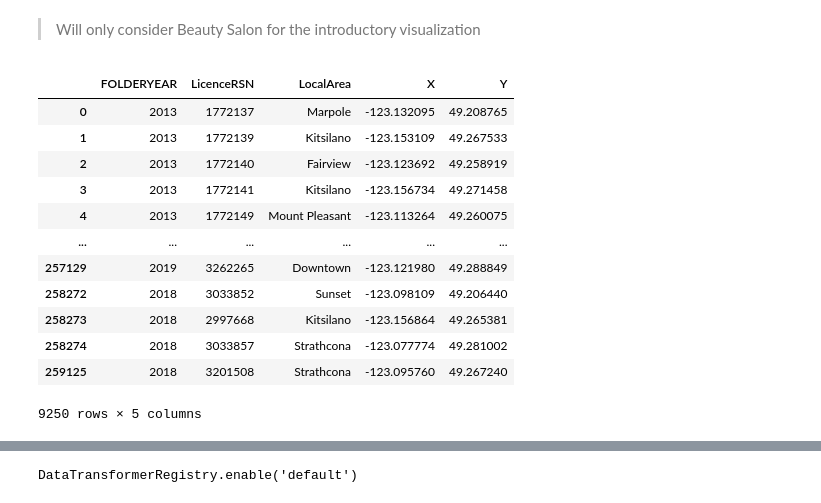
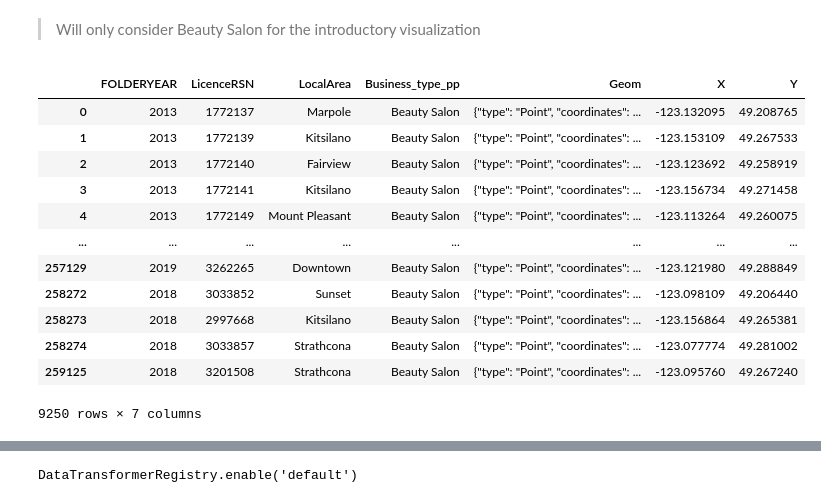
Before and after one commit to EitharAlfatih/Introductory-Analysis-to-Vancouver-Business-Landscape, a Jupyter notebook: Analysis.ipynb, the cells around one changed output, grey strips where cells are left out. Saved outputs shown, nothing was run; the diff lists cells and outputs as text; code cells hidden in the pictures.

```diff
--- a/Analysis.ipynb
+++ b/Analysis.ipynb
@@ -238,0 +225,2 @@ dataset.groupby(by = "Business_type_pp").aggregate({"LicenceRSN": 'count'})
+# %%
+dataset = dataset.drop(columns = "Geom")
@@ -240,6 +246,22 @@ dataset.groupby(by = "Business_type_pp").aggregate({"LicenceRSN": 'count'})
 > Will only consider Beauty Salon for the introductory visualization
 # %%
 dataset_subset = dataset.query("Business_type_pp == 'Beauty Salon'").drop(columns = ["Geom", "Business_type_pp"])
+# %%
+dataset.query("Business_type_pp == 'Beauty Salon' or X == 100")
+# %% [output]
+|  | FOLDERYEAR | LicenceRSN | LocalArea | Business_type_pp | Geom | X | Y |
+| 0 | 2013 | 1772137 | Marpole | Beauty Salon | {"type": "Point", "coordinates": ... | -123.132095 | 49.208765 |
+| 1 | 2013 | 1772139 | Kitsilano | Beauty Salon | {"type": "Point", "coordinates": ... | -123.153109 | 49.267533 |
+| 2 | 2013 | 1772140 | Fairview | Beauty Salon | {"type": "Point", "coordinates": ... | -123.123692 | 49.258919 |
+| 3 | 2013 | 1772141 | Kitsilano | Beauty Salon | {"type": "Point", "coordinates": ... | -123.156734 | 49.271458 |
+| 4 | 2013 | 1772149 | Mount Pleasant | Beauty Salon | {"type": "Point", "coordinates": ... | -123.113264 | 49.260075 |
+| ... | ... | ... | ... | ... | ... | ... | ... |
+| 257129 | 2019 | 3262265 | Downtown | Beauty Salon | {"type": "Point", "coordinates": ... | -123.121980 | 49.288849 |
+| 258272 | 2018 | 3033852 | Sunset | Beauty Salon | {"type": "Point", "coordinates": ... | -123.098109 | 49.206440 |
+| 258273 | 2018 | 2997668 | Kitsilano | Beauty Salon | {"type": "Point", "coordinates": ... | -123.156864 | 49.265381 |
+| 258274 | 2018 | 3033857 | Strathcona | Beauty Salon | {"type": "Point", "coordinates": ... | -123.077774 | 49.281002 |
+| 259125 | 2018 | 3201508 | Strathcona | Beauty Salon | {"type": "Point", "coordinates": ... | -123.095760 | 49.267240 |
+9250 rows × 7 columns
 # %%
 url = "https://maps.vancouver.ca/server/rest/services/Hosted/NeighbourhoodBoundaries/FeatureServer/0/query?outFields=*&where=1%3D1&f=geojson"
 # %%
@@ -259,21 +281,5 @@ background = alt.Chart(background_data).mark_geoshape(
     width=500,
     height=300
 )
-# %%
-dataset_subset
-# %% [output]
-|  | FOLDERYEAR | LicenceRSN | LocalArea | X | Y |
-| 0 | 2013 | 1772137 | Marpole | -123.132095 | 49.208765 |
-| 1 | 2013 | 1772139 | Kitsilano | -123.153109 | 49.267533 |
-| 2 | 2013 | 1772140 | Fairview | -123.123692 | 49.258919 |
-| 3 | 2013 | 1772141 | Kitsilano | -123.156734 | 49.271458 |
-| 4 | 2013 | 1772149 | Mount Pleasant | -123.113264 | 49.260075 |
-| ... | ... | ... | ... | ... | ... |
-| 257129 | 2019 | 3262265 | Downtown | -123.121980 | 49.288849 |
-| 258272 | 2018 | 3033852 | Sunset | -123.098109 | 49.206440 |
-| 258273 | 2018 | 2997668 | Kitsilano | -123.156864 | 49.265381 |
-| 258274 | 2018 | 3033857 | Strathcona | -123.077774 | 49.281002 |
-| 259125 | 2018 | 3201508 | Strathcona | -123.095760 | 49.267240 |
-9250 rows × 5 columns
 # %%
 dataset_subset_grouped = dataset_subset.groupby(by = "LocalArea").aggregate({"LicenceRSN": 'count', "X": "mean", "Y": "mean"}).reset_index()
```
Also changed, not shown: parts of 12 cells of this notebook.
